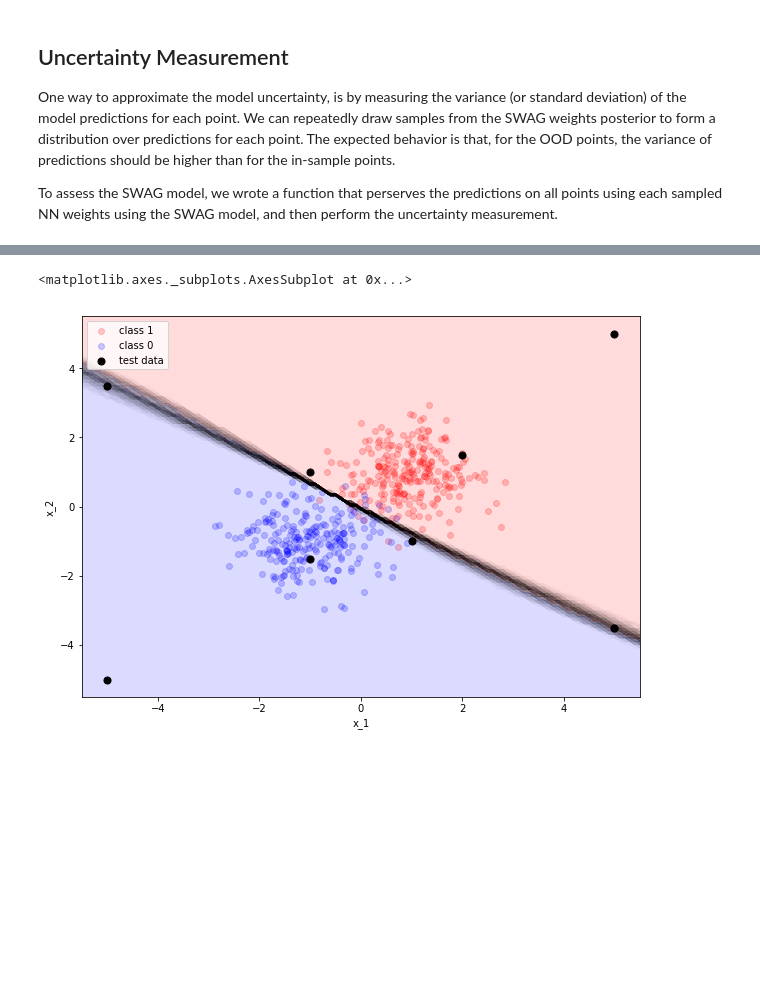
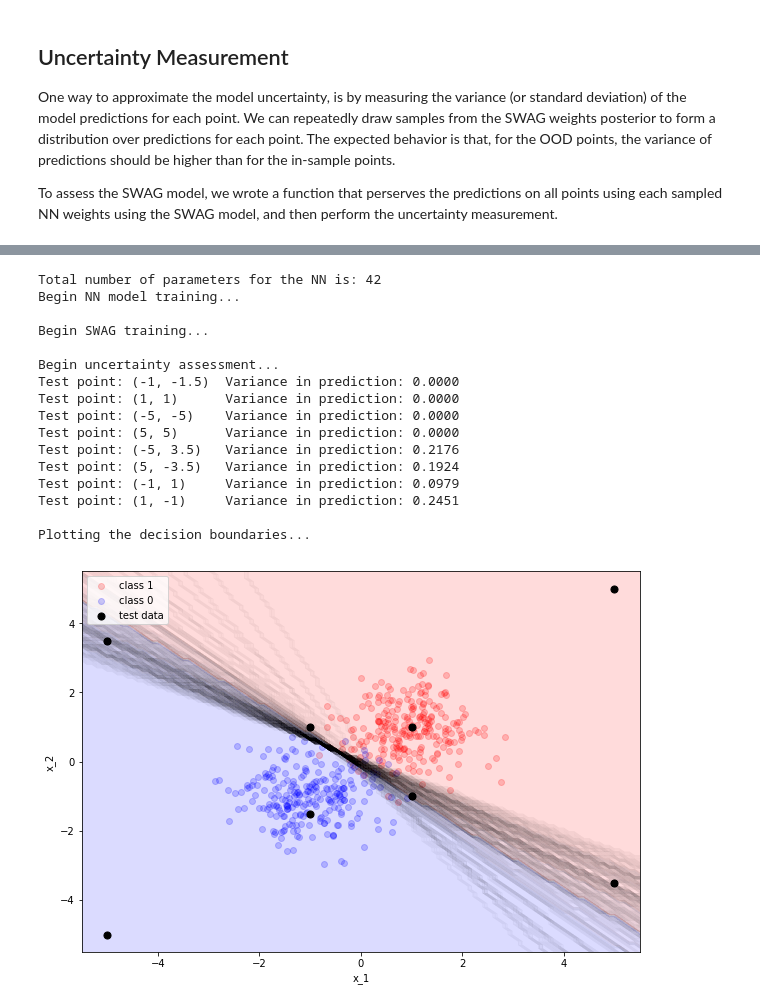
Before and after one commit to zihaoxu/swag_uncertainty, a Jupyter notebook: code/03_swag_classification.ipynb, the cells around one changed output, grey strips where cells are left out. Cells and saved outputs as stored; diff of their text form; code cells hidden in the pictures; blank space fills up the shorter version.

Commit message:
First draft of the classification part

```diff
--- a/code/03_swag_classification.ipynb
+++ b/code/03_swag_classification.ipynb
@@ -277,6 +209,21 @@ Test point: (1, -1)     Standard Deviation in prediction: 0.1089
-# %%
-fig, ax = plt.subplots(1, 1, figsize=(10, 7))
-plot_decision_boundary(swag, X, y, ax, poly_degree=1, test_points=X_test, shaded=True)
-# %% [output]
-<matplotlib.axes._subplots.AxesSubplot at 0x...>
-[figure, removed]
+# %%
+# Try sigmoid activation
+swag = swag_trainer(Classification_sigmoid)
+# %% [output]
+Total number of parameters for the NN is: 42
+Begin NN model training...
+
+Begin SWAG training...
+
+Begin uncertainty assessment...
+Test point: (-1, -1.5)  Variance in prediction: 0.0000
+Test point: (1, 1)      Variance in prediction: 0.0000
+Test point: (-5, -5)    Variance in prediction: 0.0000
+Test point: (5, 5)      Variance in prediction: 0.0000
+Test point: (-5, 3.5)   Variance in prediction: 0.2176
+Test point: (5, -3.5)   Variance in prediction: 0.1924
+Test point: (-1, 1)     Variance in prediction: 0.0979
+Test point: (1, -1)     Variance in prediction: 0.2451
+
+Plotting the decision boundaries...
+[figure, added]
```
Also changed, not shown: parts of 29 cells of this notebook, 3 other files.
